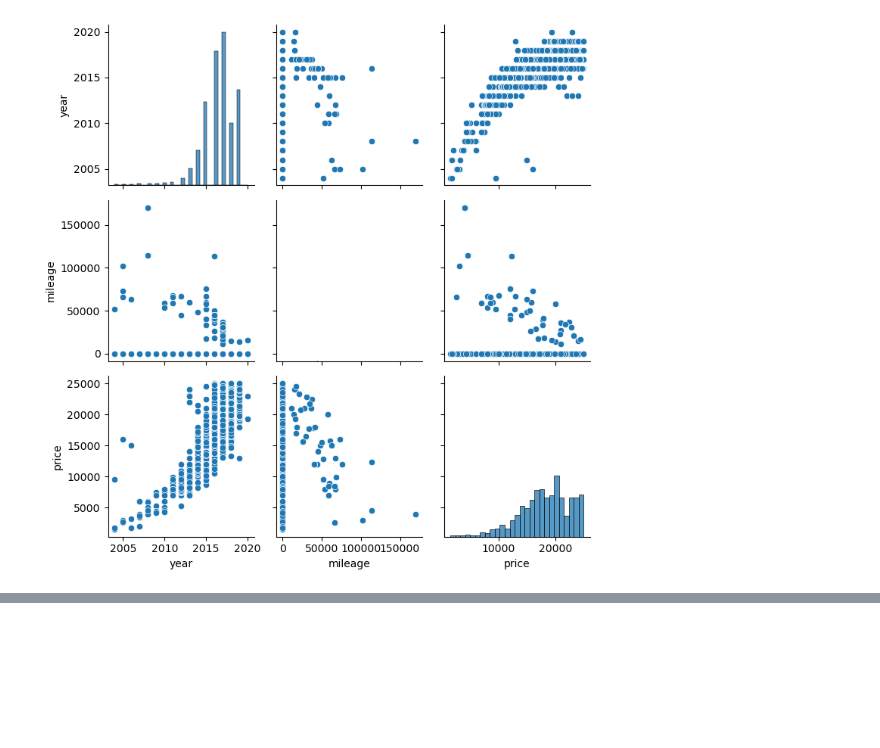
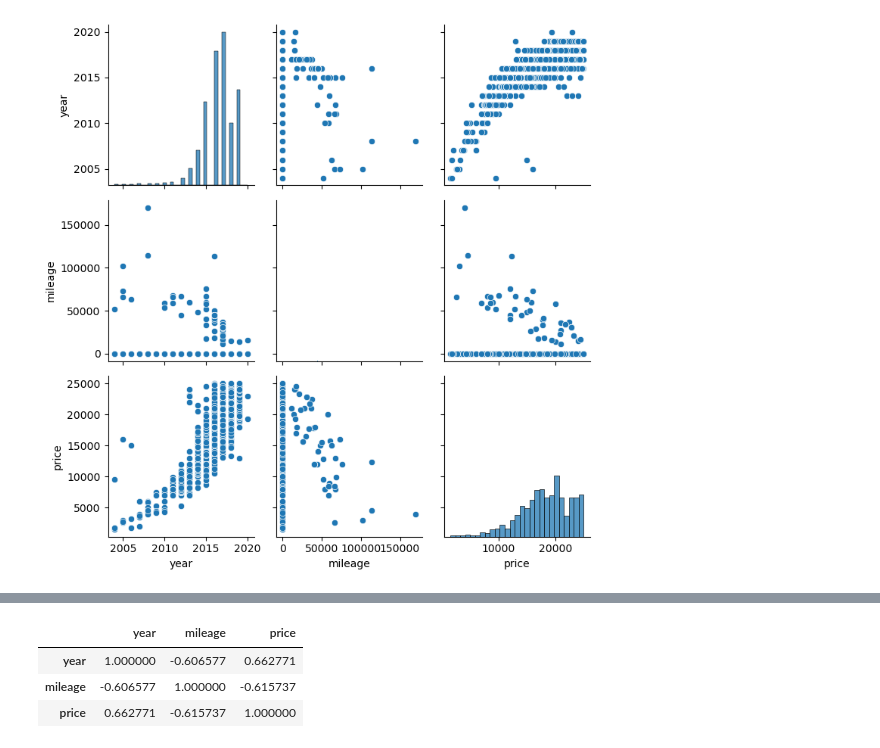
Before and after one commit to mateusAbdallah/car-dataset, a Jupyter notebook: Project01.ipynb, the cells around one changed output, grey strips where cells are left out. Drawn from its saved outputs; the diff is of its cells as text; code cells hidden in the pictures; blank space fills up the shorter version.

```diff
--- a/Project01.ipynb
+++ b/Project01.ipynb
@@ -405,0 +415,7 @@ plt.tight_layout()
+# %%
+df_num.corr()
+# %% [output]
+|  | year | mileage | price |
+| year | 1.000000 | -0.606577 | 0.662771 |
+| mileage | -0.606577 | 1.000000 | -0.615737 |
+| price | 0.662771 | -0.615737 | 1.000000 |
```
Also changed, not shown: parts of 3 cells of this notebook.
